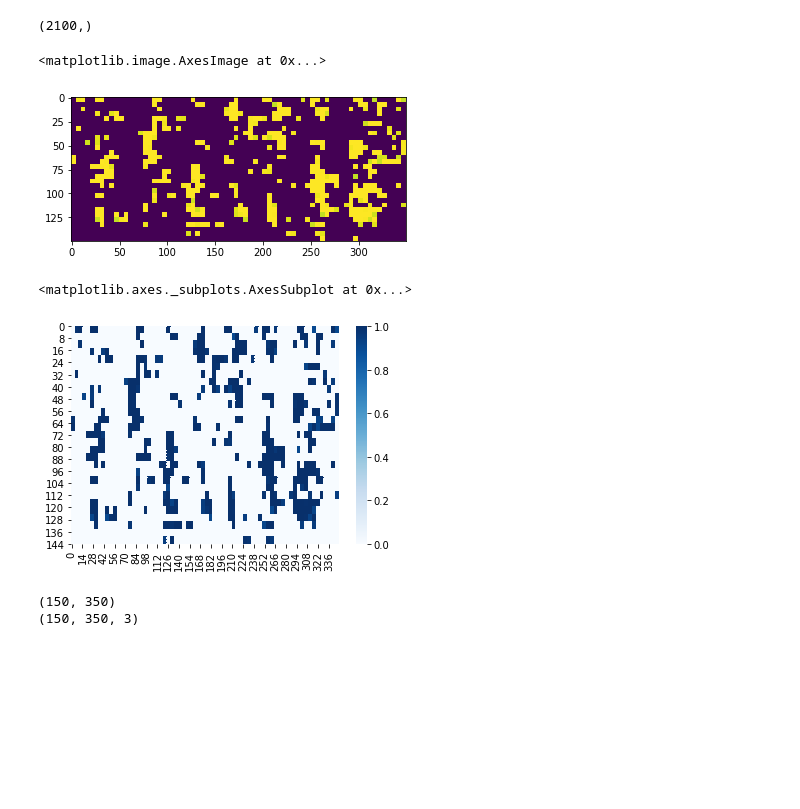
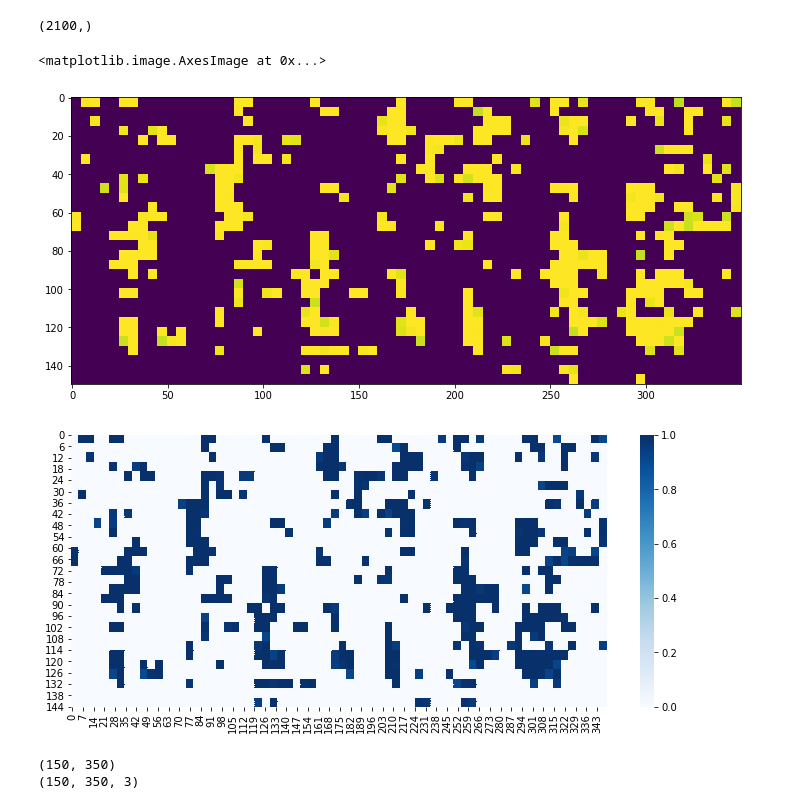
Before and after one commit to scottkds/metis_project5, a Jupyter notebook: models/Hieroglyph_Classifier_grayscale_N35_custom_data_2.ipynb, the cells around one changed output. Drawn from its saved outputs; the diff is of its cells as text; code cells hidden in the pictures; blank space fills up the shorter version.

```diff
--- a/models/Hieroglyph_Classifier_grayscale_N35_custom_data_2.ipynb
+++ b/models/Hieroglyph_Classifier_grayscale_N35_custom_data_2.ipynb
@@ -266,16 +268,17 @@ np_tmp3 = np_tmp2.reshape((30, 70))
 # %%
 np_tmp4 = np.repeat(np.repeat(np_tmp3, 5, axis=0), 5, axis=1)
 # %%
+plt.figure(figsize=(12,12))
 plt.imshow(np_tmp4)
 # %% [output]
 <matplotlib.image.AxesImage at 0x...>
-[figure, old version]
+[figure, new version]
 # %%
 import seaborn as sns
-sns.heatmap(np_tmp4, cmap='Blues')
+plt.figure(figsize=(12,5))
+sns.heatmap(np_tmp4, cmap='Blues');
 # %% [output]
-<matplotlib.axes._subplots.AxesSubplot at 0x...>
-[figure, old version]
+[figure, new version]
 # %%
 print(np_tmp4.shape)
 print(img.shape)
```
Also changed, not shown: parts of 4 cells of this notebook, 4 other files.
